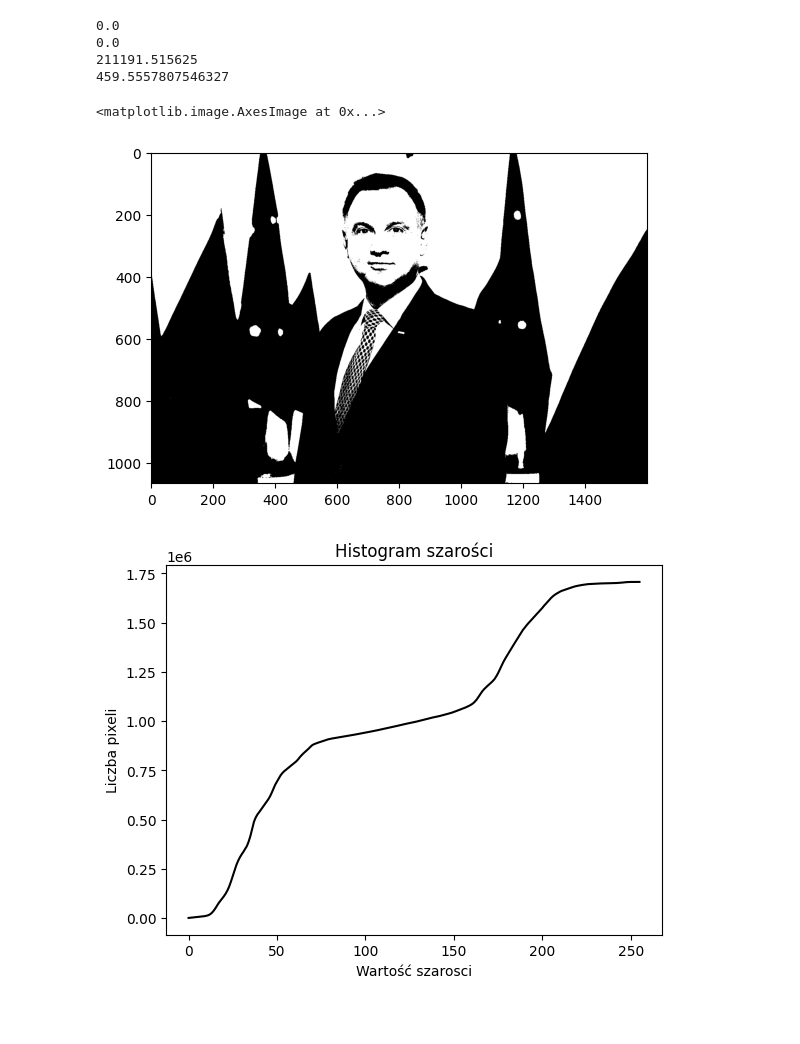
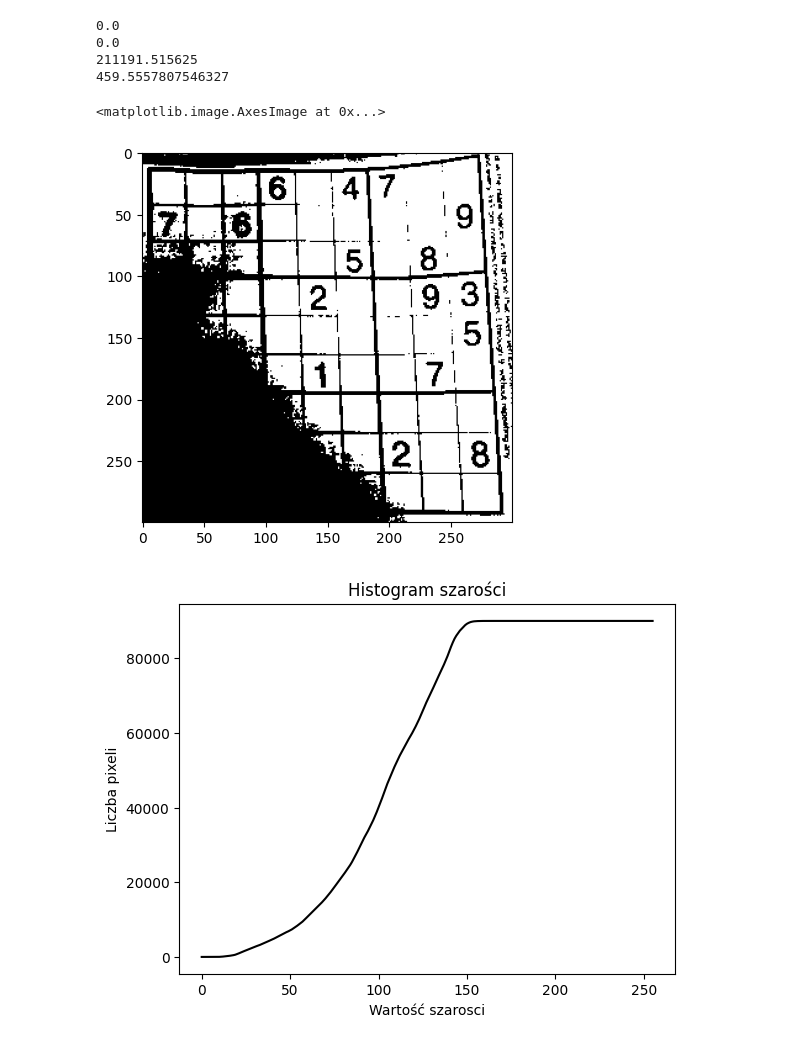
Before and after one commit to mich9874/WDGM, a Jupyter notebook: kolo/test.ipynb, the cells around one changed output. Saved outputs shown, nothing was run; the diff lists cells and outputs as text; code cells hidden in the pictures; blank space fills up the shorter version.

```diff
--- a/kolo/test.ipynb
+++ b/kolo/test.ipynb
@@ -77,18 +78,19 @@ print(img1.compare_to(img2, ImageDiffMethod(1)))
 211191.515625
 459.5557807546327
 # %%
-img = Image('./duda.jpg')
-img.data = img.to_gray().data
+img = Image('./sudokuu.jpg')
+gray_th = img.threshold(100)
+plt.imshow(gray_th.data, cmap="gray")
 
-gray_th = img.threshold(127)
-plt.imshow(img.data, cmap="gray")
+#img.data = img.to_gray().data
+#plt.imshow(img.data, cmap="gray")
 # %% [output]
 <matplotlib.image.AxesImage at 0x...>
-[figure, old version]
+[figure, new version]
 # %%
-img = Image("duda.jpg")
-img.data = img.to_gray().data
+img = Image("sudokuu.jpg")
+
 hist = Histogram(img.data)
 hist.to_cumulated().plot()
 # %% [output]
-[figure, old version]
+[figure, new version]
```
Also changed, not shown: parts of 1 cell of this notebook, 12 other files.
